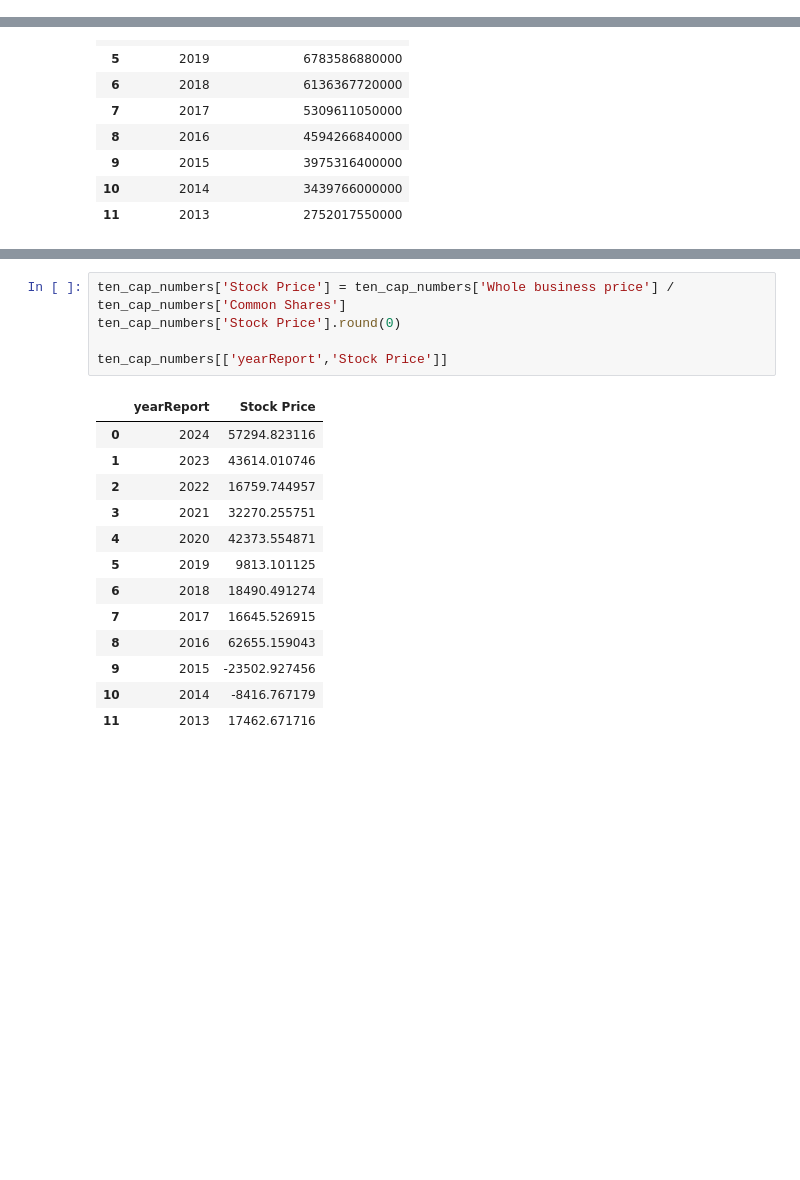
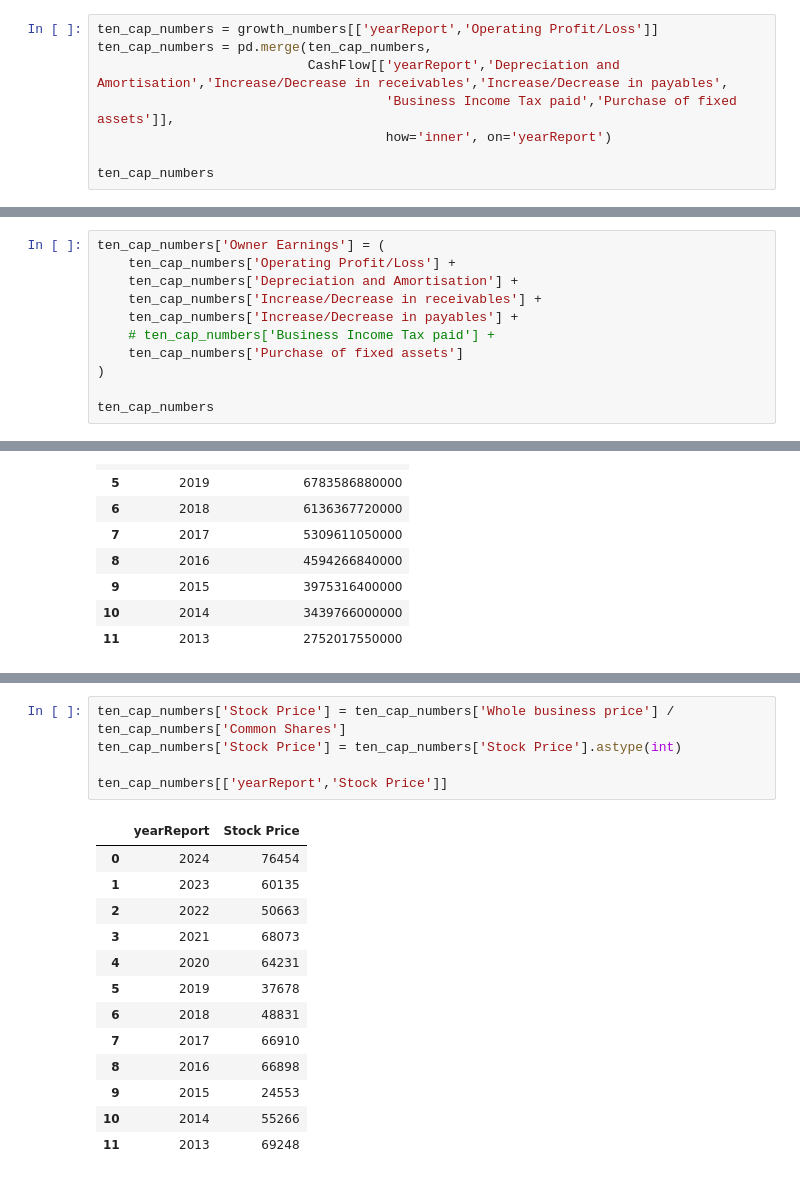
Before and after one commit to quang-g/VNStock-Analysis, a Jupyter notebook: FPT_sourceVCI.ipynb, the cells around one changed output, grey strips where cells are left out. Saved outputs shown, nothing was run; the diff lists cells and outputs as text; blank space fills up the shorter version.

```diff
--- a/FPT_sourceVCI.ipynb
+++ b/FPT_sourceVCI.ipynb
@@ -661,0 +639,8 @@ See the caveats in the documentation: https://pandas.pydata.org/pandas-docs/stab
+# %%
+ten_cap_numbers = growth_numbers[['yearReport','Operating Profit/Loss']]
+ten_cap_numbers = pd.merge(ten_cap_numbers,
+                           CashFlow[['yearReport','Depreciation and Amortisation','Increase/Decrease in receivables','Increase/Decrease in payables',
+                                     'Business Income Tax paid','Purchase of fixed assets']],
+                                     how='inner', on='yearReport')
+
+ten_cap_numbers
@@ -661,0 +661,11 @@ See the caveats in the documentation: https://pandas.pydata.org/pandas-docs/stab
+# %%
+ten_cap_numbers['Owner Earnings'] = (
+    ten_cap_numbers['Operating Profit/Loss'] +
+    ten_cap_numbers['Depreciation and Amortisation'] +
+    ten_cap_numbers['Increase/Decrease in receivables'] +
+    ten_cap_numbers['Increase/Decrease in payables'] +
+    # ten_cap_numbers['Business Income Tax paid'] +
+    ten_cap_numbers['Purchase of fixed assets']
+)
+
+ten_cap_numbers
@@ -727,19 +747,19 @@ See the caveats in the documentation: https://pandas.pydata.org/pandas-docs/stab
 # %%
 ten_cap_numbers['Stock Price'] = ten_cap_numbers['Whole business price'] / ten_cap_numbers['Common Shares']
-ten_cap_numbers['Stock Price'].round(0)
+ten_cap_numbers['Stock Price'] = ten_cap_numbers['Stock Price'].astype(int)
 
 ten_cap_numbers[['yearReport','Stock Price']]
 # %% [output]
 |  | yearReport | Stock Price |
-| 0 | 2024 | 57294.823116 |
-| 1 | 2023 | 43614.010746 |
-| 2 | 2022 | 16759.744957 |
-| 3 | 2021 | 32270.255751 |
-| 4 | 2020 | 42373.554871 |
-| 5 | 2019 | 9813.101125 |
-| 6 | 2018 | 18490.491274 |
-| 7 | 2017 | 16645.526915 |
-| 8 | 2016 | 62655.159043 |
-| 9 | 2015 | -23502.927456 |
-| 10 | 2014 | -8416.767179 |
-| 11 | 2013 | 17462.671716 |
+| 0 | 2024 | 76454 |
+| 1 | 2023 | 60135 |
+| 2 | 2022 | 50663 |
+| 3 | 2021 | 68073 |
+| 4 | 2020 | 64231 |
+| 5 | 2019 | 37678 |
+| 6 | 2018 | 48831 |
+| 7 | 2017 | 66910 |
+| 8 | 2016 | 66898 |
+| 9 | 2015 | 24553 |
+| 10 | 2014 | 55266 |
+| 11 | 2013 | 69248 |
```
Also changed, not shown: parts of 6 cells of this notebook.
